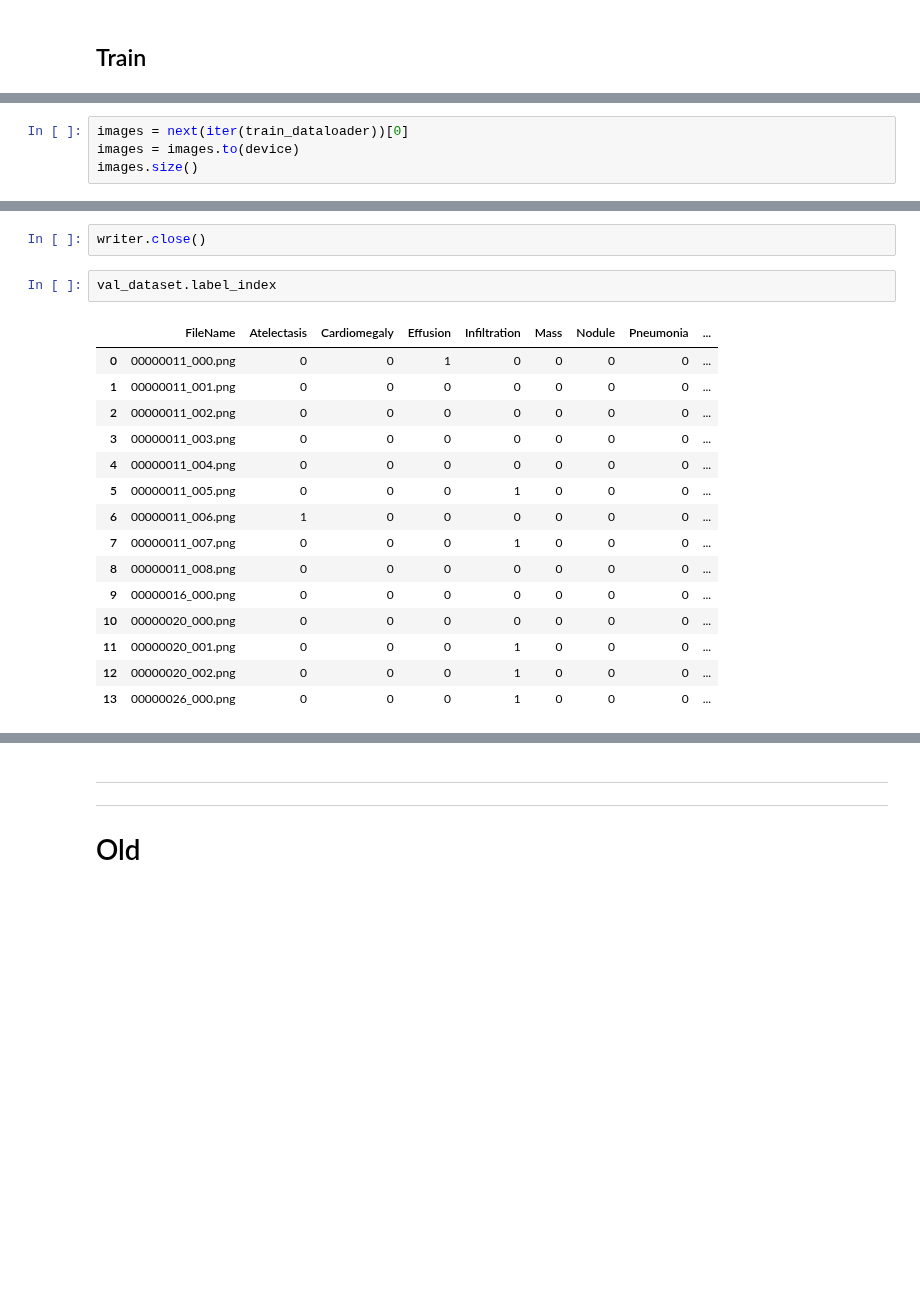
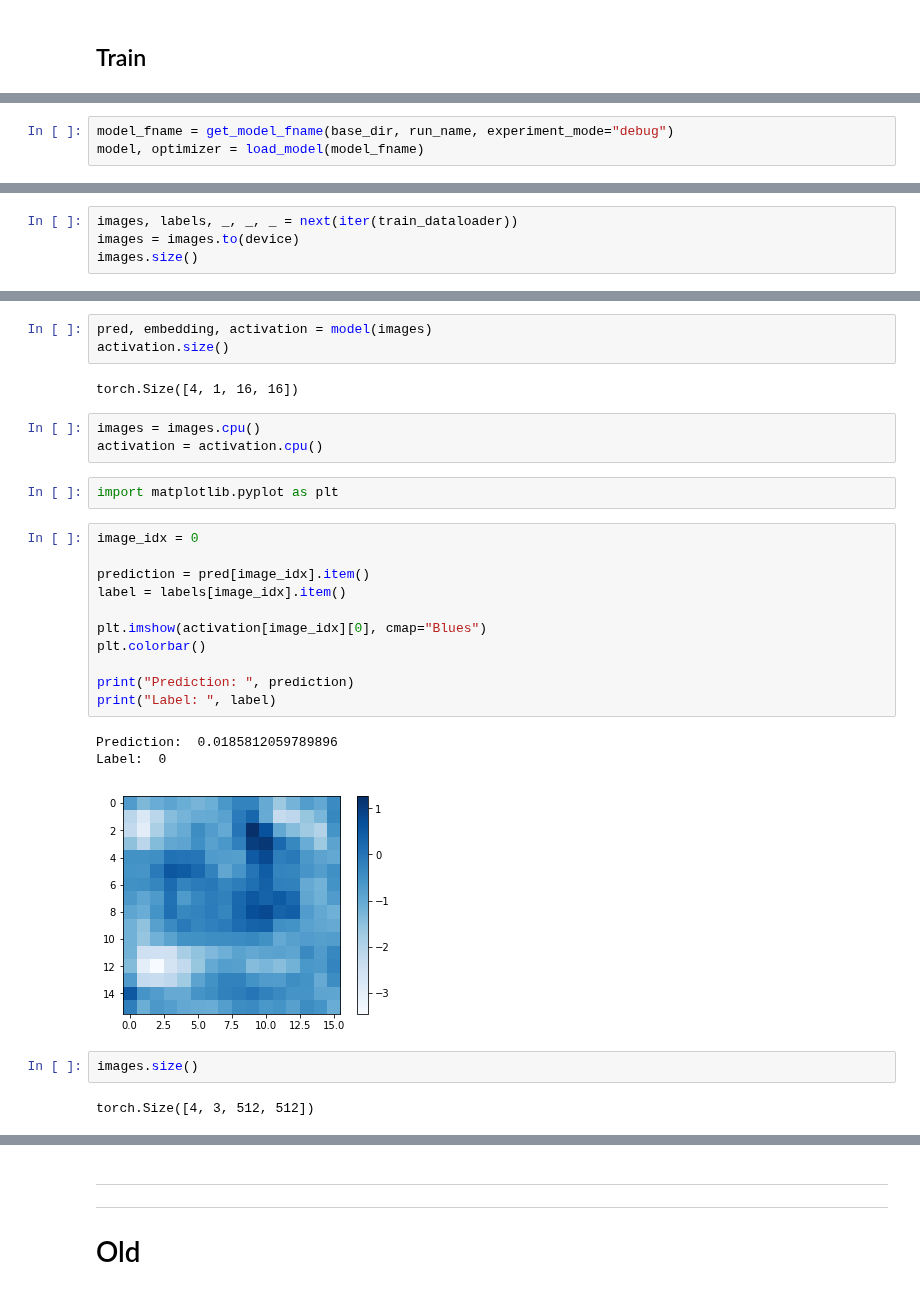
Before and after one commit to pdpino/cxr8, a Jupyter notebook: Training.ipynb, the cells around one changed output, grey strips where cells are left out. Saved outputs shown, nothing was run; the diff lists cells and outputs as text; blank space fills up the shorter version.

```diff
--- a/Training.ipynb
+++ b/Training.ipynb
@@ -291 +90,4 @@ Finished epoch 3/3, loss 45.79662322998047 (val 43.93351745605469)
+# %%
+model_fname = get_model_fname(base_dir, run_name, experiment_mode="debug")
+model, optimizer = load_model(model_fname)
 # %% [markdown]
@@ -293,5 +259,5 @@ Finished epoch 3/3, loss 45.79662322998047 (val 43.93351745605469)
 # %%
-images = next(iter(train_dataloader))[0]
+images, labels, _, _, _ = next(iter(train_dataloader))
 images = images.to(device)
 images.size()
 # %% [output]
@@ -303,20 +265,29 @@ writer.add_graph(model, images)
-# %%
-writer.close()
-# %%
-val_dataset.label_index
-# %% [output]
-|  | FileName | Atelectasis | Cardiomegaly | Effusion | Infiltration | Mass | Nodule | Pneumonia | ... |
-| 0 | 00000011_000.png | 0 | 0 | 1 | 0 | 0 | 0 | 0 | ... |
-| 1 | 00000011_001.png | 0 | 0 | 0 | 0 | 0 | 0 | 0 | ... |
-| 2 | 00000011_002.png | 0 | 0 | 0 | 0 | 0 | 0 | 0 | ... |
-| 3 | 00000011_003.png | 0 | 0 | 0 | 0 | 0 | 0 | 0 | ... |
-| 4 | 00000011_004.png | 0 | 0 | 0 | 0 | 0 | 0 | 0 | ... |
-| 5 | 00000011_005.png | 0 | 0 | 0 | 1 | 0 | 0 | 0 | ... |
-| 6 | 00000011_006.png | 1 | 0 | 0 | 0 | 0 | 0 | 0 | ... |
-| 7 | 00000011_007.png | 0 | 0 | 0 | 1 | 0 | 0 | 0 | ... |
-| 8 | 00000011_008.png | 0 | 0 | 0 | 0 | 0 | 0 | 0 | ... |
-| 9 | 00000016_000.png | 0 | 0 | 0 | 0 | 0 | 0 | 0 | ... |
-| 10 | 00000020_000.png | 0 | 0 | 0 | 0 | 0 | 0 | 0 | ... |
-| 11 | 00000020_001.png | 0 | 0 | 0 | 1 | 0 | 0 | 0 | ... |
-| 12 | 00000020_002.png | 0 | 0 | 0 | 1 | 0 | 0 | 0 | ... |
-| 13 | 00000026_000.png | 0 | 0 | 0 | 1 | 0 | 0 | 0 | ... |
+# %%
+pred, embedding, activation = model(images)
+activation.size()
+# %% [output]
+torch.Size([4, 1, 16, 16])
+# %%
+images = images.cpu()
+activation = activation.cpu()
+# %%
+import matplotlib.pyplot as plt
+# %%
+image_idx = 0
+
+prediction = pred[image_idx].item()
+label = labels[image_idx].item()
+
+plt.imshow(activation[image_idx][0], cmap="Blues")
+plt.colorbar()
+
+print("Prediction: ", prediction)
+print("Label: ", label)
+# %% [output]
+Prediction:  0.0185812059789896
+Label:  0
+[figure, added]
+# %%
+images.size()
+# %% [output]
+torch.Size([4, 3, 512, 512])
```
Also changed, not shown: parts of 83 cells of this notebook, 5 other files.
